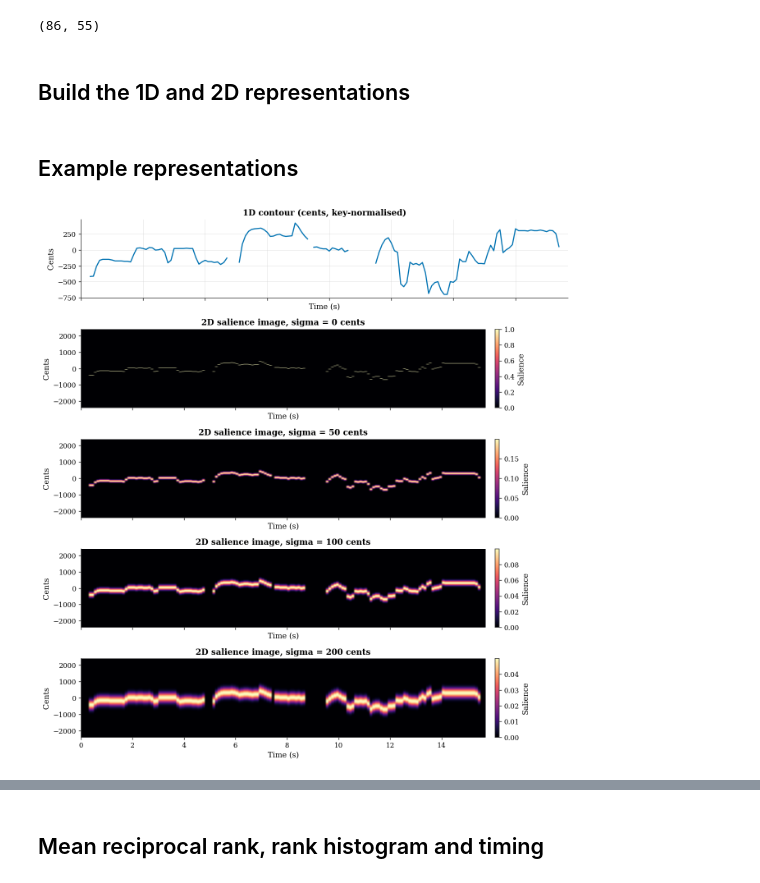
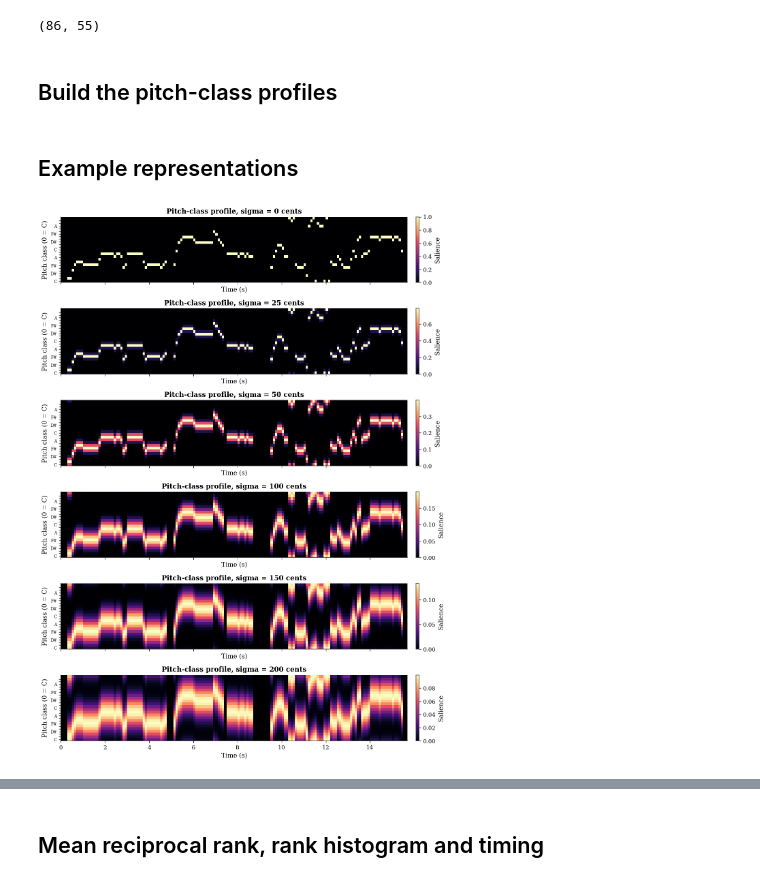
Before and after one commit to vivekvjyn/Strawberry-Fields, a Jupyter notebook: notebooks/evaluate.ipynb, the cells around one changed output, grey strips where cells are left out. Drawn from its saved outputs; the diff is of its cells as text; code cells hidden in the pictures.

```diff
--- a/notebooks/evaluate.ipynb
+++ b/notebooks/evaluate.ipynb
@@ -16,9 +18,9 @@ plots.set_style(PALETTE)
 DATA_ROOT = Path("data")
 CACHE_ROOT = Path(".cache")
 PITCH = {"sr": 22050, "fmin": 80.0, "fmax": 1000.0, "frame_length": 2048, "hop_seconds": 0.025}
-EVAL = {"hop_seconds": 0.1, "f_ref": 55.0, "bin_cents": 25, "range_cents": 2400, "norm_window_s": 12.0}
+EVAL = {"hop_seconds": 0.1, "f_ref": 55.0, "n_classes": 24, "shift_step": 2}
 N_QUERIES = None
-SIGMAS = [0, 50, 100, 200]
+SIGMAS = [0, 25, 50, 100, 150, 200]
 # %% [markdown]
 ## Load pitch tracks
 # %%
@@ -41,30 +43,26 @@ len(query_tracks), len(ref_tracks)
 # %% [output]
 (86, 55)
 # %% [markdown]
-## Build the 1D and 2D representations
+## Build the pitch-class profiles
 # %%
-q_cents = [utils.to_contour(query_tracks[k], True, EVAL, PITCH) for k in index.query_id]
-r_cents = {sid: utils.to_contour(t, False, EVAL, PITCH) for sid, t in ref_tracks.items()}
+q_cents = [utils.downsampled_cents(query_tracks[k], EVAL, PITCH) for k in index.query_id]
+r_cents = {sid: utils.downsampled_cents(t, EVAL, PITCH) for sid, t in ref_tracks.items()}
 true_ids = index.song_id.astype(int).tolist()
 
-q_1d = [utils.fill_gaps(c)[None, :] for c in q_cents]
-r_1d = {sid: utils.fill_gaps(c)[None, :] for sid, c in r_cents.items()}
-
-def images(sigma):
-    return ([utils.to_salience_image(c, EVAL, sigma) for c in q_cents],
-            {sid: utils.to_salience_image(c, EVAL, sigma) for sid, c in r_cents.items()})
+def profiles(sigma):
+    return ([utils.to_pitch_class_profile(c, EVAL["n_classes"], sigma) for c in q_cents],
+            {sid: utils.to_pitch_class_profile(c, EVAL["n_classes"], sigma) for sid, c in r_cents.items()})
 # %% [markdown]
 ## Example representations
 # %%
 example_query = 0
-fig, axes = plt.subplots(1 + len(SIGMAS), 1, figsize=(11, 2.3 * (1 + len(SIGMAS))), sharex=True)
-plots.plot_contour(axes[0], q_cents[example_query], EVAL, title="1D contour (cents, key-normalised)", color=PALETTE[0])
-for ax, sigma in zip(axes[1:], SIGMAS):
-    plots.plot_salience_image(ax, utils.to_salience_image(q_cents[example_query], EVAL, sigma), EVAL,
-                               title=f"2D salience image, sigma = {sigma} cents")
+fig, axes = plt.subplots(len(SIGMAS), 1, figsize=(11, 2.3 * len(SIGMAS)), sharex=True)
+for ax, sigma in zip(np.atleast_1d(axes), SIGMAS):
+    plots.plot_pitch_class_profile(ax, utils.to_pitch_class_profile(q_cents[example_query], EVAL["n_classes"], sigma),
+                                    EVAL, title=f"Pitch-class profile, sigma = {sigma} cents")
 axes[-1].set_xlabel("Time (s)")
 fig.tight_layout()
 # %% [output]
-[figure, old version]
+[figure, new version]
 # %% [markdown]
 ## Rank queries under each representation
```
Also changed, not shown: parts of 12 cells of this notebook, 3 other files.
